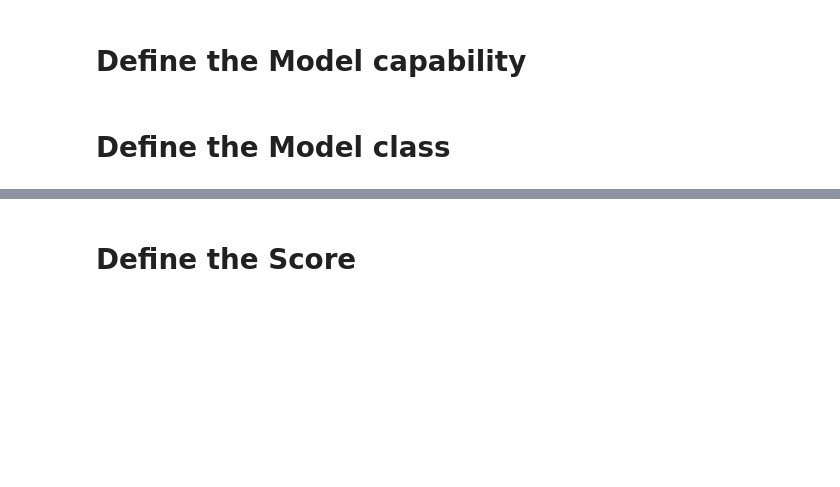
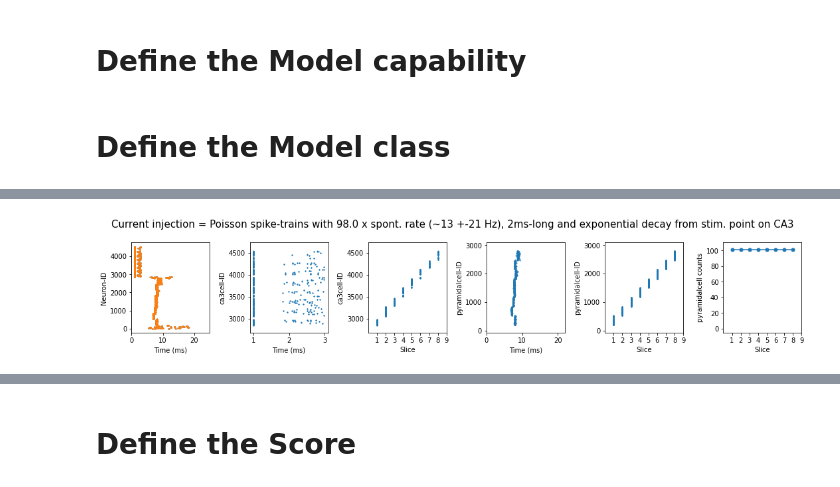
Before and after one commit to pedroernesto/BezaireSoltesz_CA1model, a Jupyter notebook: jobscripts/BezaireSoltesz_CA1model_SciUnit_classes.ipynb, the cells around one changed output, grey strips where cells are left out. Cells and saved outputs as stored; diff of their text form; code cells hidden in the pictures; blank space fills up the shorter version.

```diff
--- a/jobscripts/BezaireSoltesz_CA1model_SciUnit_classes.ipynb
+++ b/jobscripts/BezaireSoltesz_CA1model_SciUnit_classes.ipynb
@@ -139,11 +146,18 @@ for j in range(1,116):
 # %%
-%matplotlib agg
+# %matplotlib agg
 plt.close('all')
 
 ncols=5
-for j in range(1,116):
+for j in range(93,96):
     for i in range(0,1):
-        run_dir =  os.path.join(StimType, f'Scale_{Scale}_{StimType}_0{j}_{i}_SimDuration_{Duration}')
+        if j < 10:
+            dir_name = f'Scale_{Scale}_{StimType}_000{j}_{i}_SimDuration_{Duration}'
+        elif (j >=10 and j < 100):
+            dir_name = f'Scale_{Scale}_{StimType}_00{j}_{i}_SimDuration_{Duration}'
+        else:
+            dir_name = f'Scale_{Scale}_{StimType}_0{j}_{i}_SimDuration_{Duration}'
+
+        run_dir =  os.path.join(StimType, dir_name)
         model = BezaireSoltesz_CA1model(run_dir = run_dir)
 
         spikeraster_data = model.read_model_result('spikeraster.dat')
@@ -184,13 +198,13 @@ for j in range(1,116):
 
 
         fig_path = os.path.join(model.result_figs, StimType, f'Scale_{Scale}_SimDuration_{Duration}_all_slices', fig_name)
-        fig.savefig(fig_path)
+        # fig.savefig(fig_path)
 
         del run_dir, model, spikeraster_data, neuron_slice_data, neuron_spikes_inds
 # %%
-%matplotlib agg
+# %matplotlib agg
 
-j=10; i=0;
+j=53; i=0;
 run_dir =  os.path.join(StimType, f'Scale_{Scale}_{StimType}_00{j}_{i}_SimDuration_{Duration}')
 model = BezaireSoltesz_CA1model(run_dir = run_dir)
 
@@ -202,15 +216,23 @@ for slice in range(0,SlicesNum):
     cells_slice = neuron_slice_data[cells_slice_inds,0]
     cells_monitored_IDs.append(np.random.choice(cells_slice, size=101, replace=False))
 # %%
-%matplotlib agg
+# %matplotlib agg
 
 plt.close('all')
 
 cell_types = ["ca3cell", cellType_UnderStudy]
 ncols=5
-for j in range(1,116):
+for j in range(98,99):
     for i in range(0,1):
-        run_dir =  os.path.join(StimType, f'Scale_{Scale}_{StimType}_0{j}_{i}_SimDuration_{Duration}')
+
+        if j < 10:
+            dir_name = f'Scale_{Scale}_{StimType}_000{j}_{i}_SimDuration_{Duration}'
+        elif (j >=10 and j < 100):
+            dir_name = f'Scale_{Scale}_{StimType}_00{j}_{i}_SimDuration_{Duration}'
+        else:
+            dir_name = f'Scale_{Scale}_{StimType}_0{j}_{i}_SimDuration_{Duration}'
+
+        run_dir =  os.path.join(StimType, dir_name)
         model = BezaireSoltesz_CA1model(run_dir = run_dir)
 
         spikeraster_data = model.read_model_result('spikeraster.dat')
@@ -239,34 +261,36 @@ for j in range(1,116):
 
             # Filtering out the cellType neurons from the slicing data
             neuron_slices_inds = np.in1d(neuron_slice_data[:,0], spikeraster_data[neuron_spikes_inds,1])
             ax[2+2*(type_i%2)].plot(1+neuron_slice_data[neuron_slices_inds,1], neuron_slice_data[neuron_slices_inds,0], 'o', markersize=1)
             ax[2+2*(type_i%2)].set(ylabel=f'{cellType}-ID', xlabel='Slice', xlim=[0, SlicesNum], ylim = [min_ID, max_ID], xticks =range(1,10))
 
             if cellType is cellType_UnderStudy:
                 slices_act, cells_act = np.unique(neuron_slice_data[neuron_slices_inds,1], return_counts=True)
                 all_slices = np.arange(0, 1 + int(max(neuron_slice_data[:,1]) ))
                 cell_counts = np.zeros(len(all_slices))
                 cell_counts[slices_act.astype(int)] = cells_act
                 ax[3+2*(type_i%2)].plot(1+all_slices, cell_counts, '-o', markersize=5)
                 ax[3+2*(type_i%2)].set(ylabel=f'{cellType} counts', xlabel='Slice', xlim=[0, SlicesNum],  xticks =range(1,10), ylim=[-5, 110])
 
         # fig.suptitle(f'Current injection = A synchronous single-spike on {j}.{i} % randomly picked CA3-SCs', fontsize=15)
         # fig.suptitle(f'Current injection = Poisson spike-trains with {j}.{i} x spont. rate (~13 +-21 Hz) and 2ms-long, on 5 % randomly picked CA3-SCs', fontsize=15)
         fig.suptitle(f'Current injection = Poisson spike-trains with {j}.{i} x spont. rate (~13 +-21 Hz), 2ms-long and exponential decay from stim. point on CA3', fontsize=15)
 
         fig.tight_layout()
         fig.subplots_adjust(top=0.82)
 
         if j < 10:
             fig_name = f'Scale_{Scale}_{StimType}_000{j}_{i}_SimDuration_{Duration}_all_{cellType_UnderStudy}.png'
         elif (j >=10 and j < 100):
             fig_name = f'Scale_{Scale}_{StimType}_00{j}_{i}_SimDuration_{Duration}_all_{cellType_UnderStudy}.png'
         else:
             fig_name = f'Scale_{Scale}_{StimType}_0{j}_{i}_SimDuration_{Duration}_all_{cellType_UnderStudy}.png'
 
         fig_path = os.path.join(model.result_figs, StimType, f'Scale_{Scale}_SimDuration_{Duration}_all_{cellType_UnderStudy}', fig_name)
-        fig.savefig(fig_path)
+        # fig.savefig(fig_path)
         del run_dir, model, spikeraster_data, neuron_slice_data, neuron_spikes_inds
+# %% [output]
+[figure, added]
 # %%
 plt.close('all')
 
```
Also changed, not shown: parts of 4 cells of this notebook, 2 other files.
